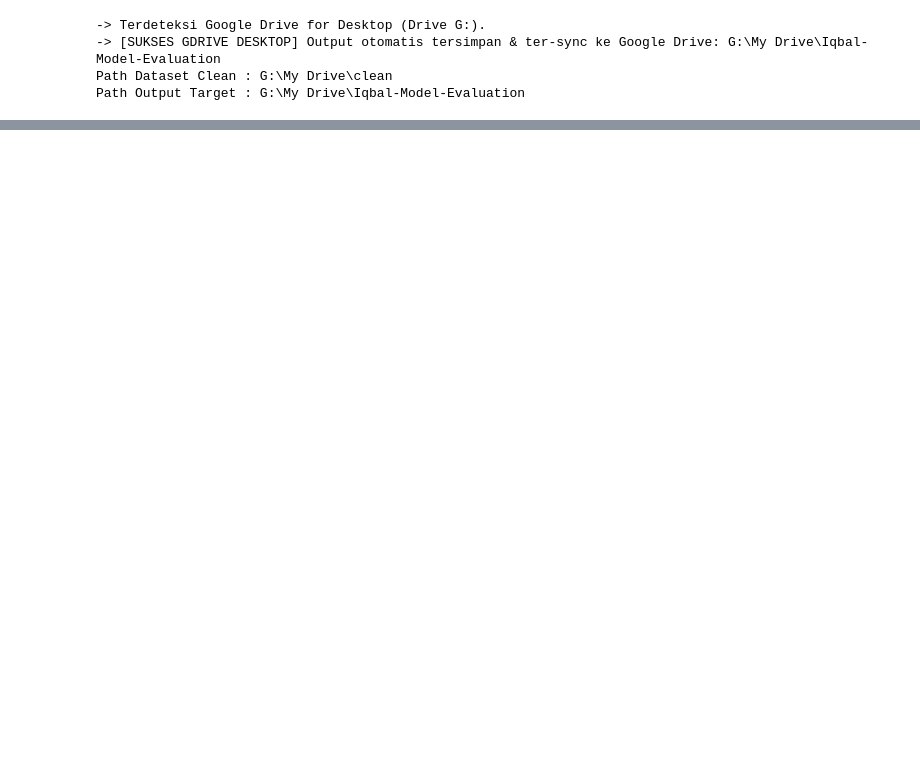
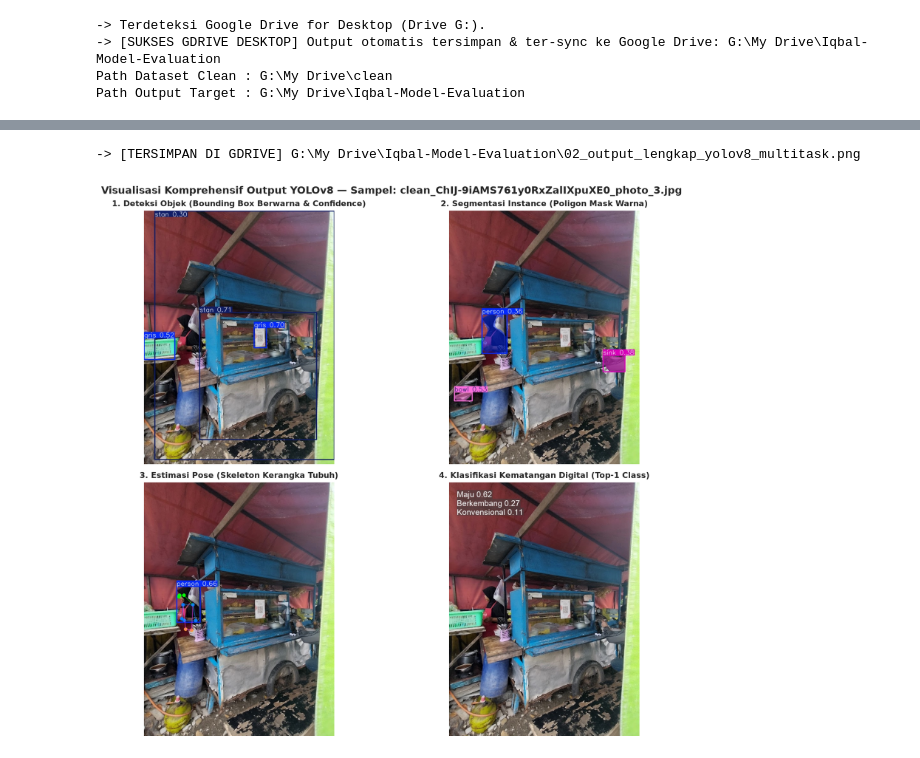
Before and after one commit to IqbalRizanta/digital-mapping-msme, a Jupyter notebook: notebooks/model_3_09040624091.ipynb, the cells around one changed output, grey strips where cells are left out. Saved outputs shown, nothing was run; the diff lists cells and outputs as text; code cells hidden in the pictures; blank space fills up the shorter version.

```diff
--- a/notebooks/model_3_09040624091.ipynb
+++ b/notebooks/model_3_09040624091.ipynb
@@ -135,0 +136,46 @@ plt.show()
+# %%
+# 3.1 Tampilan Multi-Task Visual YOLOv8 pada Sampel Citra
+from PIL import Image
+
+# Pilih sampel citra yang ada di seluruh folder predict
+detect_dir = Path('reports/yolo/detect/predict')
+segment_dir = Path('reports/yolo/segment/predict')
+pose_dir = Path('reports/yolo/pose/predict')
+classify_dir = Path('reports/yolo/classify/predict')
+
+detect_imgs = list(detect_dir.glob('*.jpg')) if detect_dir.exists() else []
+if detect_imgs:
+    sample_name = detect_imgs[0].name
+    # Cari file yang sama di task lain
+    img_det = detect_dir / sample_name
+    img_seg = segment_dir / sample_name
+    img_pose = pose_dir / sample_name
+    img_cls = classify_dir / sample_name
+
+    fig, axes = plt.subplots(2, 2, figsize=(14, 11))
+    task_plots = [
+        (axes[0, 0], img_det, '1. Deteksi Objek (Bounding Box Berwarna & Confidence)'),
+        (axes[0, 1], img_seg, '2. Segmentasi Instance (Poligon Mask Warna)'),
+        (axes[1, 0], img_pose, '3. Estimasi Pose (Skeleton Kerangka Tubuh)'),
+        (axes[1, 1], img_cls, '4. Klasifikasi Kematangan Digital (Top-1 Class)'),
+    ]
+    for ax, p, title in task_plots:
+        if p.exists():
+            im = Image.open(p)
+            ax.imshow(im)
+            ax.set_title(title, fontsize=11, fontweight='bold')
+            ax.axis('off')
+        else:
+            ax.text(0.5, 0.5, f'{title}\n(File siap di direktori output)', ha='center', va='center')
+            ax.axis('off')
+    plt.suptitle(f'Visualisasi Komprehensif Output YOLOv8 — Sampel: {sample_name}', fontsize=14, fontweight='bold')
+    plt.tight_layout()
+    save_path = OUTPUT_DIR / '02_output_lengkap_yolov8_multitask.png'
+    plt.savefig(save_path, dpi=300, bbox_inches='tight')
+    print(f'-> [TERSIMPAN DI GDRIVE] {save_path}')
+    plt.show()
+else:
+    print('Direktori predict belum terisi.')
+# %% [output]
+-> [TERSIMPAN DI GDRIVE] G:\My Drive\Iqbal-Model-Evaluation\02_output_lengkap_yolov8_multitask.png
+[figure, added]
```
Also changed, not shown: parts of 21 cells of this notebook, 7 other files.
